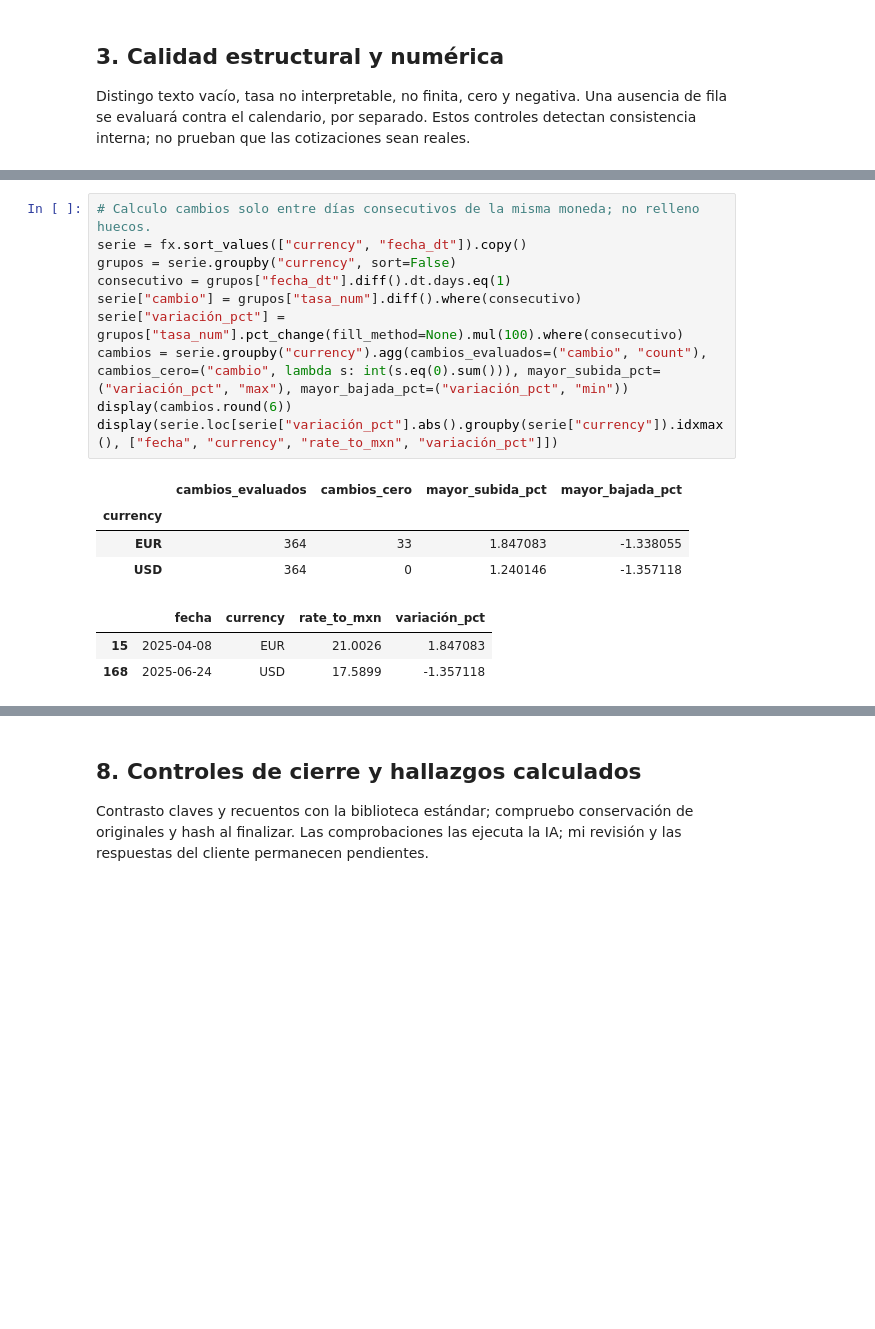
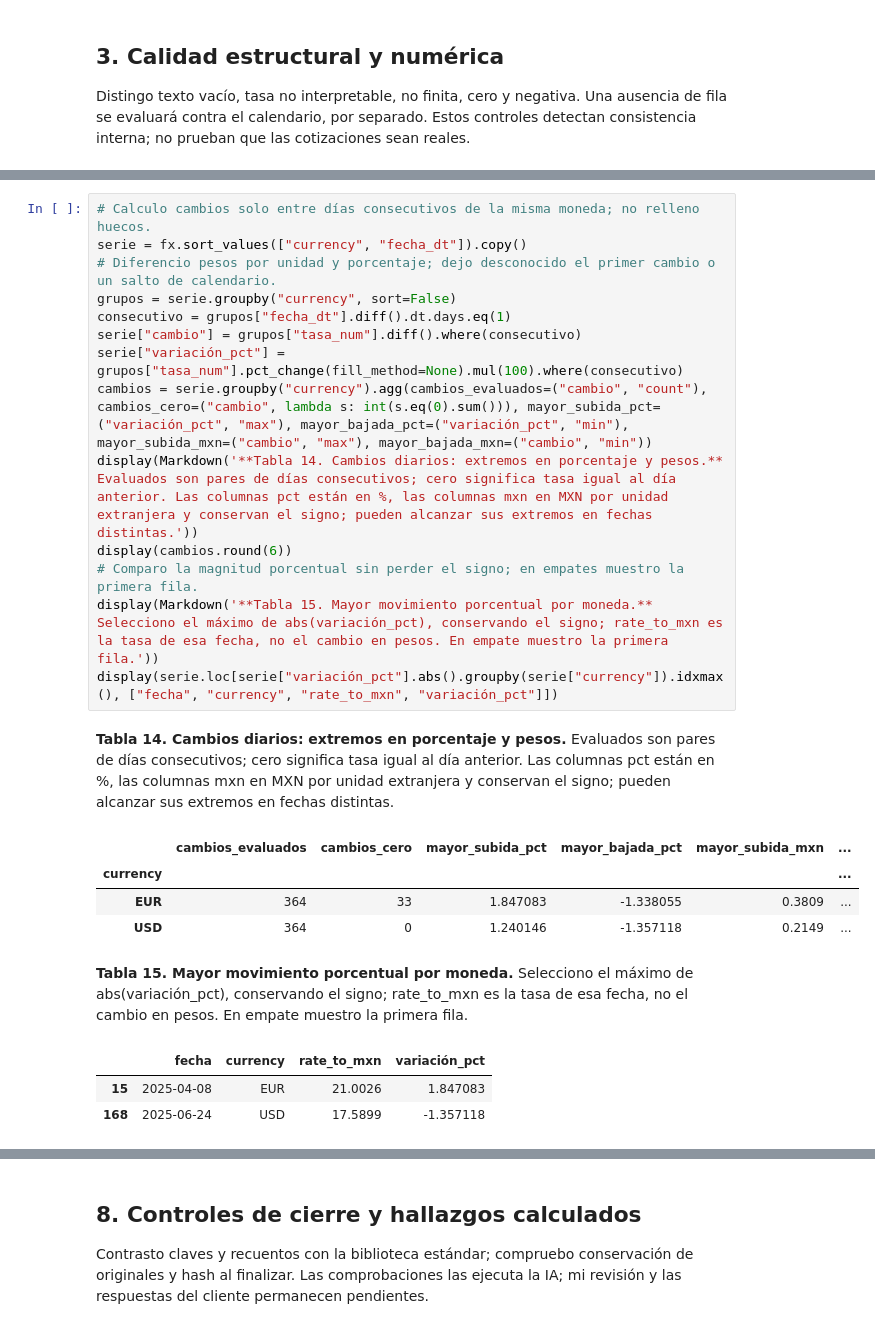
Before and after one commit to aaronBarrales/cafenorte_tuxpas, a Jupyter notebook: notebooks/02_exchange_rates.ipynb, the cells around one changed output, grey strips where cells are left out. Drawn from its saved outputs; the diff is of its cells as text; blank space fills up the shorter version.

Commit message:
Aclara tablas de exchange_rates y agrega variaciones diarias en MXN

```diff
--- a/notebooks/02_exchange_rates.ipynb
+++ b/notebooks/02_exchange_rates.ipynb
@@ -187,18 +244,24 @@ Ordeno por moneda y fecha antes de calcular diferencias y variaciones porcentual
 # %%
 # Calculo cambios solo entre días consecutivos de la misma moneda; no relleno huecos.
 serie = fx.sort_values(["currency", "fecha_dt"]).copy()
+# Diferencio pesos por unidad y porcentaje; dejo desconocido el primer cambio o un salto de calendario.
 grupos = serie.groupby("currency", sort=False)
 consecutivo = grupos["fecha_dt"].diff().dt.days.eq(1)
 serie["cambio"] = grupos["tasa_num"].diff().where(consecutivo)
 serie["variación_pct"] = grupos["tasa_num"].pct_change(fill_method=None).mul(100).where(consecutivo)
-cambios = serie.groupby("currency").agg(cambios_evaluados=("cambio", "count"), cambios_cero=("cambio", lambda s: int(s.eq(0).sum())), mayor_subida_pct=("variación_pct", "max"), mayor_bajada_pct=("variación_pct", "min"))
+cambios = serie.groupby("currency").agg(cambios_evaluados=("cambio", "count"), cambios_cero=("cambio", lambda s: int(s.eq(0).sum())), mayor_subida_pct=("variación_pct", "max"), mayor_bajada_pct=("variación_pct", "min"), mayor_subida_mxn=("cambio", "max"), mayor_bajada_mxn=("cambio", "min"))
+display(Markdown('**Tabla 14. Cambios diarios: extremos en porcentaje y pesos.** Evaluados son pares de días consecutivos; cero significa tasa igual al día anterior. Las columnas pct están en %, las columnas mxn en MXN por unidad extranjera y conservan el signo; pueden alcanzar sus extremos en fechas distintas.'))
 display(cambios.round(6))
+# Comparo la magnitud porcentual sin perder el signo; en empates muestro la primera fila.
+display(Markdown('**Tabla 15. Mayor movimiento porcentual por moneda.** Selecciono el máximo de abs(variación_pct), conservando el signo; rate_to_mxn es la tasa de esa fecha, no el cambio en pesos. En empate muestro la primera fila.'))
 display(serie.loc[serie["variación_pct"].abs().groupby(serie["currency"]).idxmax(), ["fecha", "currency", "rate_to_mxn", "variación_pct"]])
 # %% [output]
+**Tabla 14. Cambios diarios: extremos en porcentaje y pesos.** Evaluados son pares de días consecutivos; cero significa tasa igual al día anterior. Las columnas pct están en %, las columnas mxn en MXN por unidad extranjera y conservan el signo; pueden alcanzar sus extremos en fechas distintas.
-|  | cambios_evaluados | cambios_cero | mayor_subida_pct | mayor_bajada_pct |
-| currency |  |  |  |  |
-| EUR | 364 | 33 | 1.847083 | -1.338055 |
-| USD | 364 | 0 | 1.240146 | -1.357118 |
+|  | cambios_evaluados | cambios_cero | mayor_subida_pct | mayor_bajada_pct | mayor_subida_mxn | ... |
+| currency |  |  |  |  |  | ... |
+| EUR | 364 | 33 | 1.847083 | -1.338055 | 0.3809 | ... |
+| USD | 364 | 0 | 1.240146 | -1.357118 | 0.2149 | ... |
+**Tabla 15. Mayor movimiento porcentual por moneda.** Selecciono el máximo de abs(variación_pct), conservando el signo; rate_to_mxn es la tasa de esa fecha, no el cambio en pesos. En empate muestro la primera fila.
 |  | fecha | currency | rate_to_mxn | variación_pct |
 | 15 | 2025-04-08 | EUR | 21.0026 | 1.847083 |
 | 168 | 2025-06-24 | USD | 17.5899 | -1.357118 |
```
Also changed, not shown: parts of 14 cells of this notebook, 4 other files.
